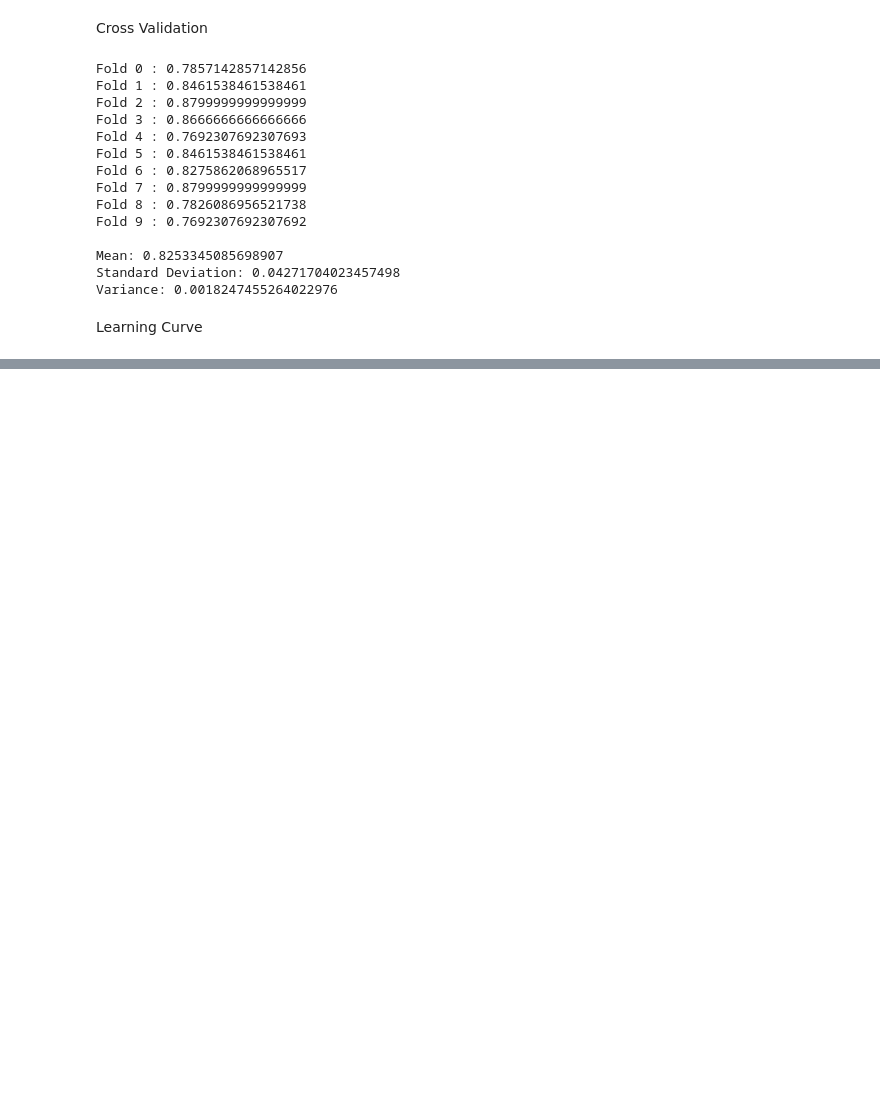
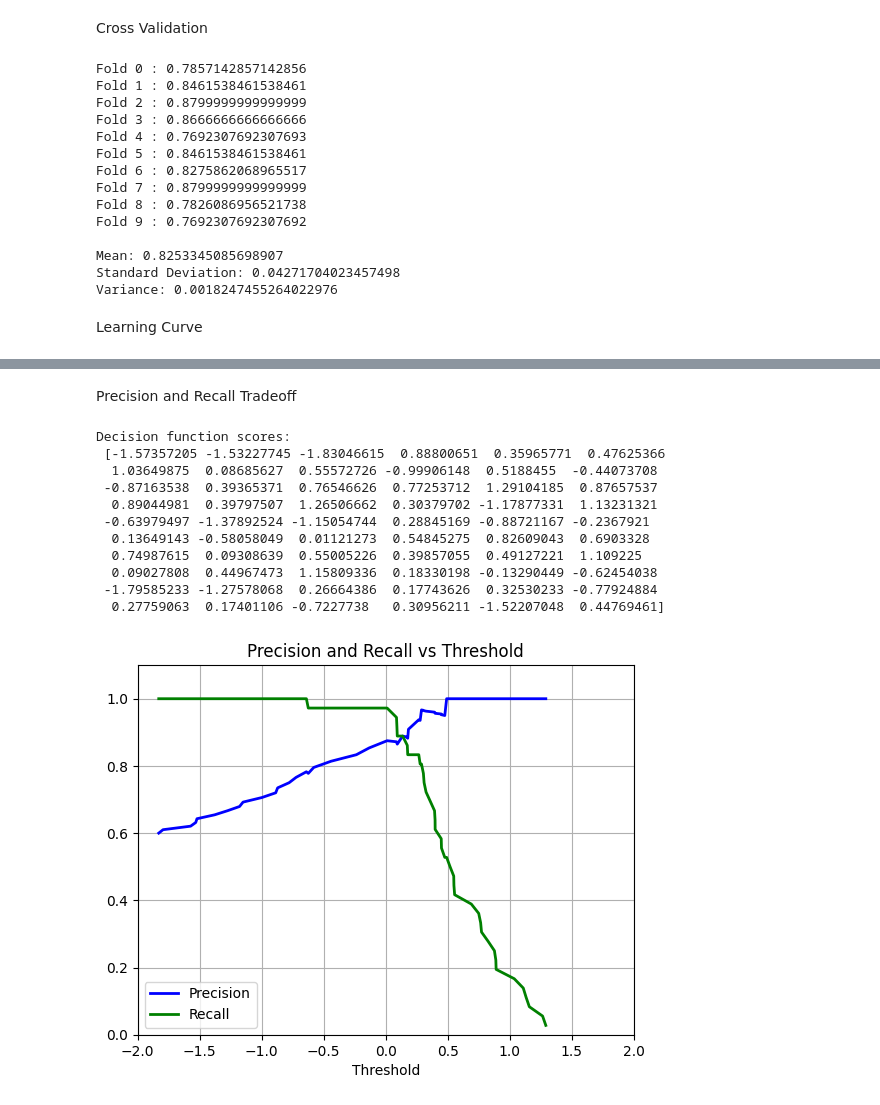
Before and after one commit to kruthi-sb/Cardiac_Events_ML, a Jupyter notebook: ML/Logistic_Regression.ipynb, the cells around one changed output, grey strips where cells are left out. Cells and saved outputs as stored; diff of their text form; code cells hidden in the pictures; blank space fills up the shorter version.

```diff
--- a/ML/Logistic_Regression.ipynb
+++ b/ML/Logistic_Regression.ipynb
@@ -230,0 +237,34 @@ plt.show()
+# %% [markdown]
+Precision and Recall Tradeoff
+# %%
+#plot precision and recall vs threshold
+from sklearn.metrics import precision_recall_curve
+import matplotlib.pyplot as plt
+#use the decision function to calculate the precision and recall for each threshold
+y_score = lr_tuned.decision_function(X_test)
+print("Decision function scores:\n",y_score)
+precision, recall, thresholds = precision_recall_curve(y_test, y_score)
+#y_test: the actual labels
+#y_score: the decision function scores
+#plot the precision and recall for each threshold
+plt.plot(thresholds, precision[:-1], "b-", label="Precision", linewidth=2)
+plt.plot(thresholds, recall[:-1], "g-", label="Recall", linewidth=2)
+plt.title("Precision and Recall vs Threshold")
+plt.xlabel("Threshold")
+plt.legend(loc="best")
+plt.axis([-2,2,0,1.1])
+plt.grid(True)
+plt.show()
+# %% [output]
+Decision function scores:
+ [-1.57357205 -1.53227745 -1.83046615  0.88800651  0.35965771  0.47625366
+  1.03649875  0.08685627  0.55572726 -0.99906148  0.5188455  -0.44073708
+ -0.87163538  0.39365371  0.76546626  0.77253712  1.29104185  0.87657537
+  0.89044981  0.39797507  1.26506662  0.30379702 -1.17877331  1.13231321
+ -0.63979497 -1.37892524 -1.15054744  0.28845169 -0.88721167 -0.2367921
+  0.13649143 -0.58058049  0.01121273  0.54845275  0.82609043  0.6903328
+  0.74987615  0.09308639  0.55005226  0.39857055  0.49127221  1.109225
+  0.09027808  0.44967473  1.15809336  0.18330198 -0.13290449 -0.62454038
+ -1.79585233 -1.27578068  0.26664386  0.17743626  0.32530233 -0.77924884
+  0.27759063  0.17401106 -0.7227738   0.30956211 -1.52207048  0.44769461]
+[figure, added]
```
Also changed, not shown: parts of 7 cells of this notebook, 3 other files.
